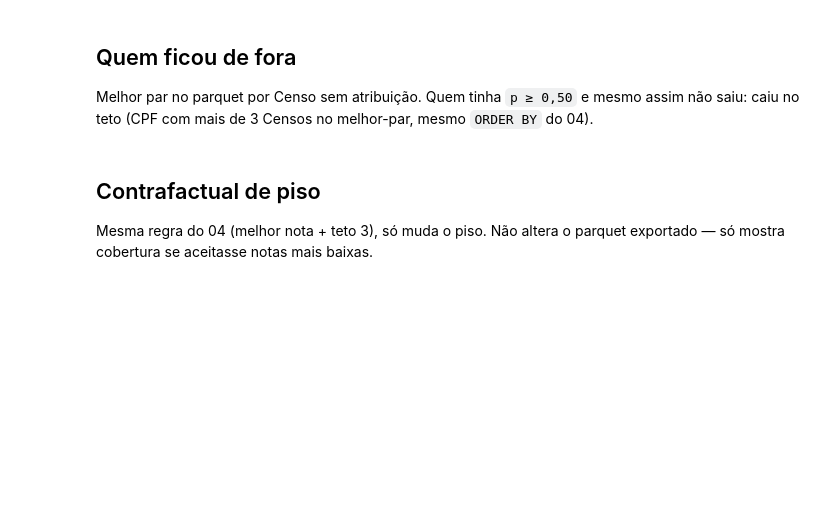
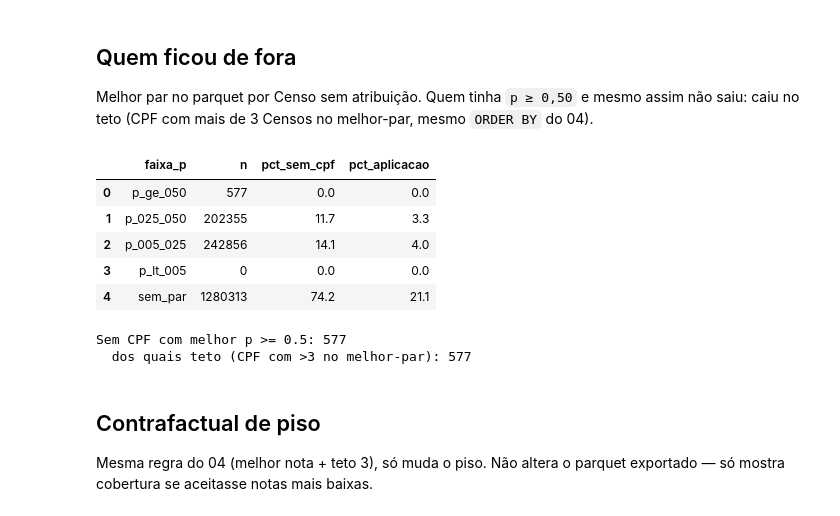
Before and after one commit to ramonbhb/ibge-probabilistico, a Jupyter notebook: notebooks/05_avaliar_mae_endereco.ipynb, the cells around one changed output. Drawn from its saved outputs; the diff is of its cells as text; code cells hidden in the pictures; blank space fills up the shorter version.

```diff
--- a/notebooks/05_avaliar_mae_endereco.ipynb
+++ b/notebooks/05_avaliar_mae_endereco.ipynb
@@ -253,7 +296,7 @@ SELECT c.unique_id AS unique_id_censo
 FROM {SPLINK_INPUT_VIEW} c
 WHERE c.origem = 'censo'
   AND NOT EXISTS (
-    SELECT 1 FROM atribuicao a WHERE a.unique_id_censo = c.unique_id
+    SELECT 1 FROM atribuicao_2 a WHERE a.unique_id_censo = c.unique_id
   )
 ''')
 
@@ -292,33 +335,42 @@ FROM (VALUES
 ) a(ord, faixa_p)
 LEFT JOIN (
     SELECT faixa_p, COUNT(*) AS n
     FROM sem_cpf_melhor
     GROUP BY 1
 ) g ON g.faixa_p = a.faixa_p
 ORDER BY a.ord
 ''').df())
 
 # Censos com p >= PISO no melhor-par, mas CPF estourou o teto.
 con.execute(f'''
 CREATE OR REPLACE TABLE cpf_n_melhor_piso AS
 SELECT unique_id_cpf, COUNT(*) AS n_censos
 FROM melhor_piso
 GROUP BY 1
 ''')
 
 n_teto = con.execute(f'''
 SELECT COUNT(*)
 FROM sem_cpf_melhor s
 JOIN cpf_n_melhor_piso c ON c.unique_id_cpf = s.unique_id_cpf
 WHERE s.match_probability >= {PISO}
   AND c.n_censos > {TETO}
 ''').fetchone()[0]
 n_alto = con.execute(f'''
 SELECT COUNT(*) FROM sem_cpf_melhor
 WHERE match_probability >= {PISO}
 ''').fetchone()[0]
 print(f'Sem CPF com melhor p >= {PISO}: {n_alto:,}')
 print(f'  dos quais teto (CPF com >{TETO} no melhor-par): {n_teto:,}')
+# %% [output]
+|  | faixa_p | n | pct_sem_cpf | pct_aplicacao |
+| 0 | p_ge_050 | 577 | 0.0 | 0.0 |
+| 1 | p_025_050 | 202355 | 11.7 | 3.3 |
+| 2 | p_005_025 | 242856 | 14.1 | 4.0 |
+| 3 | p_lt_005 | 0 | 0.0 | 0.0 |
+| 4 | sem_par | 1280313 | 74.2 | 21.1 |
+Sem CPF com melhor p >= 0.5: 577
+  dos quais teto (CPF com >3 no melhor-par): 577
 # %% [markdown]
 ## Contrafactual de piso
 
```
Also changed, not shown: parts of 7 cells of this notebook, 4 other files.
